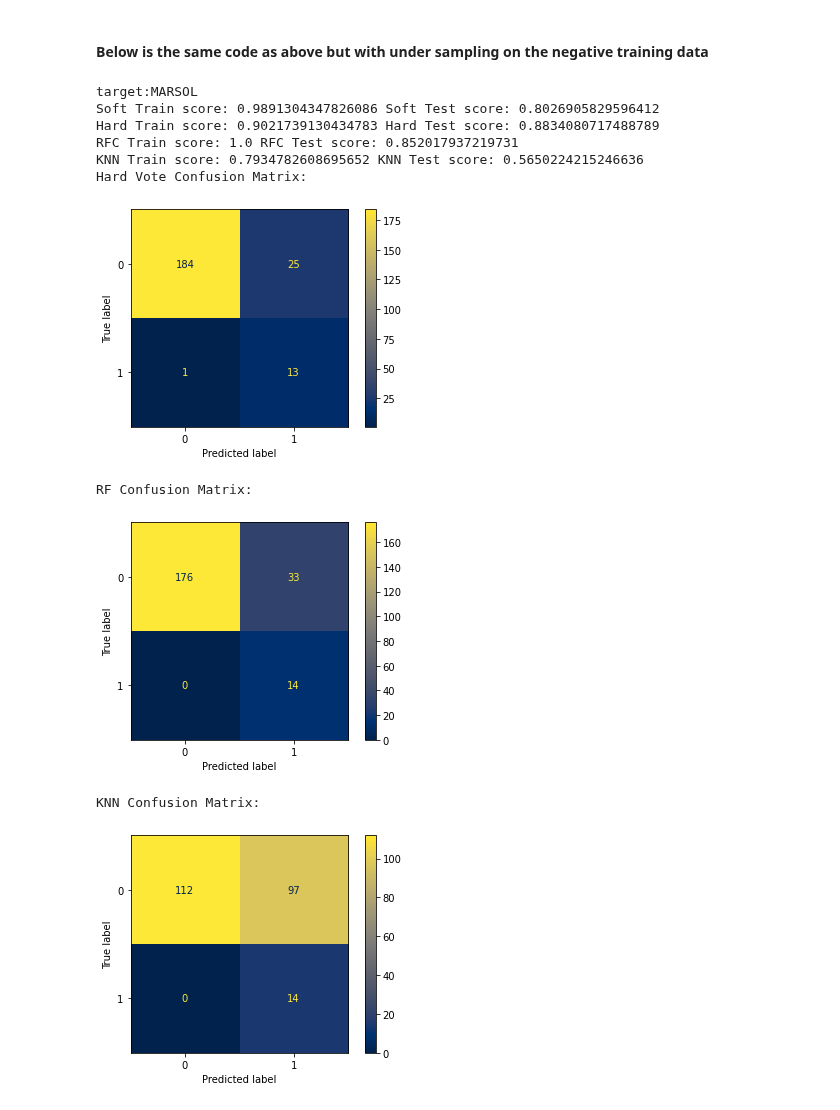
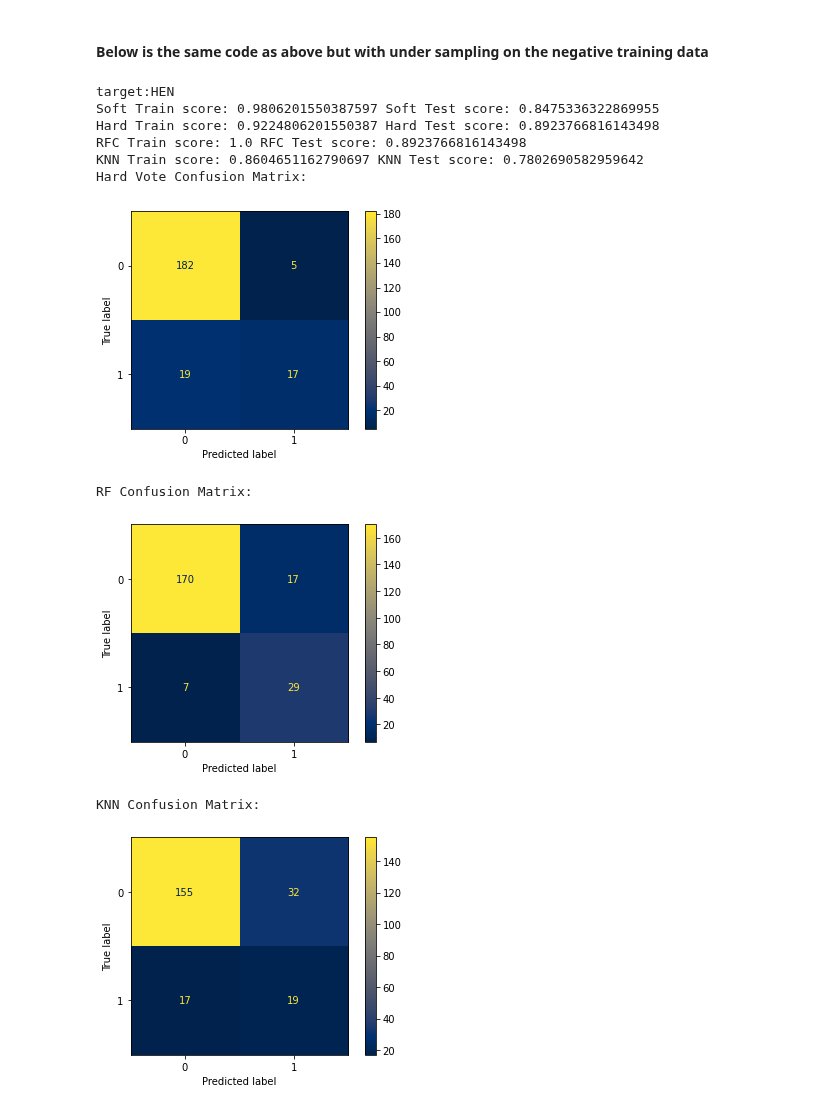
Before and after one commit to HengjunLuo/capstone-landis, a Jupyter notebook: notebooks/Jan30FilePathExample.ipynb, the cells around one changed output. Drawn from its saved outputs; the diff is of its cells as text; code cells hidden in the pictures.

```diff
--- a/notebooks/Jan30FilePathExample.ipynb
+++ b/notebooks/Jan30FilePathExample.ipynb
@@ -42,7 +42,7 @@ with open("../.routing", 'r', encoding='utf-8') as f:
 train_seg_length = 60
 test_seg_length = 60
 # The quintessential target class
-target = "MARSOL"
+target = "MAR"
 
 # Empty lists for inserting data
 X_actual = []
@@ -65,6 +65,9 @@ for k in range(len(keyboard)):
 
         l = heatmap.class_label()
     labels.append(l)
+
+#Remove duplicate labels
+labels = list( dict.fromkeys(labels) )
 
 X_train, X_test, Y_train, Y_test = train_test_split(X_actual, Y_actual, random_state=0)
 '''
@@ -189,7 +192,7 @@ with open("../.routing", 'r', encoding='utf-8') as f:
 train_seg_length = 60
 test_seg_length = 60
 # The quintessential target class
-target = "MARSOL"
+target = "HEN"
 
 # Empty lists for inserting data
 X_actual = []
@@ -212,6 +215,9 @@ for k in range(len(keyboard)):
 
         l = heatmap.class_label()
     labels.append(l)
+
+#Remove duplicate labels
+labels = list( dict.fromkeys(labels) )
 
 X_train, X_test, Y_train, Y_test = train_test_split(X_actual, Y_actual, random_state=0)
 
@@ -267,38 +273,38 @@ if test_binary:
 
     print("RF Confusion Matrix:")
     y_rf_predict = rfc.predict(X_test)
     ConfusionMatrixDisplay.from_predictions(Y_test, y_rf_predict, cmap='cividis')
     plt.show()
 
     print("KNN Confusion Matrix:")
     y_rf_predict = knn.predict(X_test)
     ConfusionMatrixDisplay.from_predictions(Y_test, y_rf_predict, cmap='cividis')
     plt.show()
 
 else:
 
     fig, ax = plt.subplots(3, figsize=(10,30))
 
     ax[0].set_title("Hard Vote Confusion Matrix:")
     y_rf_predict = vot_hard.predict(X_test)
     ConfusionMatrixDisplay.from_predictions(Y_test, y_rf_predict, cmap='cividis', xticks_rotation=-45.0, labels=labels, ax=ax[0])
 
     ax[1].set_title("RF Confusion Matrix:")
     y_rf_predict = rfc.predict(X_test)
     ConfusionMatrixDisplay.from_predictions(Y_test, y_rf_predict, cmap='cividis', xticks_rotation=-45.0, labels=labels, ax=ax[1])
 
     ax[2].set_title("KNN Confusion Matrix:")
     y_rf_predict = knn.predict(X_test)
     ConfusionMatrixDisplay.from_predictions(Y_test, y_rf_predict, cmap='cividis', xticks_rotation=-45.0, labels=labels, ax=ax[2])
 # %% [output]
-target:MARSOL
-Soft Train score: 0.9891304347826086 Soft Test score: 0.8026905829596412
-Hard Train score: 0.9021739130434783 Hard Test score: 0.8834080717488789
-RFC Train score: 1.0 RFC Test score: 0.852017937219731
-KNN Train score: 0.7934782608695652 KNN Test score: 0.5650224215246636
+target:HEN
+Soft Train score: 0.9806201550387597 Soft Test score: 0.8475336322869955
+Hard Train score: 0.9224806201550387 Hard Test score: 0.8923766816143498
+RFC Train score: 1.0 RFC Test score: 0.8923766816143498
+KNN Train score: 0.8604651162790697 KNN Test score: 0.7802690582959642
 Hard Vote Confusion Matrix:
-[figure, old version]
+[figure, new version]
 RF Confusion Matrix:
-[figure, old version]
+[figure, new version]
 KNN Confusion Matrix:
-[figure, old version]
+[figure, new version]
```
Also changed, not shown: parts of 1 cell of this notebook, 3 other files.
